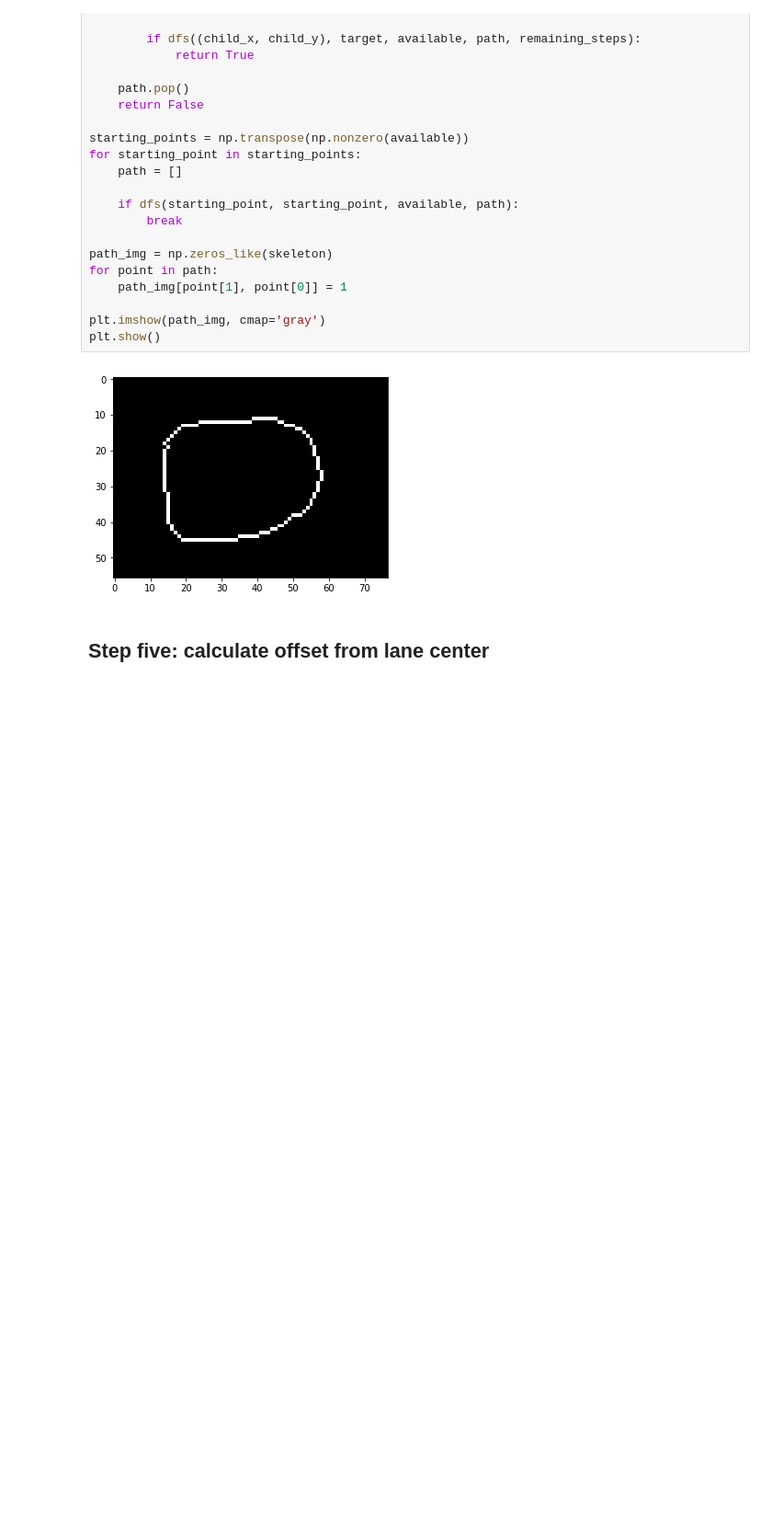
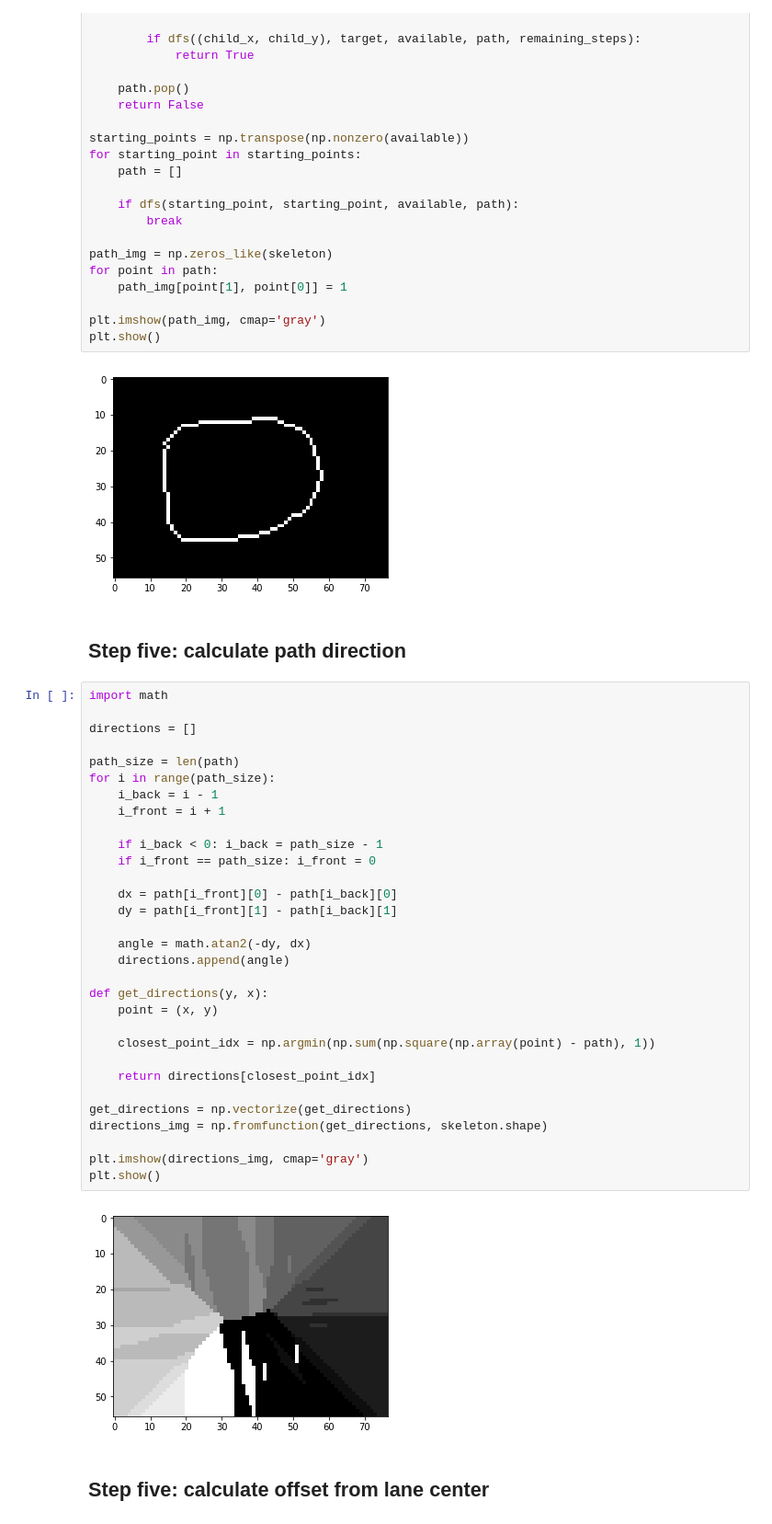
Before and after one commit to KNR-Selfie/selfie_f1tenth, a Jupyter notebook: selfie_map_processing/path_generation.ipynb, the cells around one changed output. Shown at 92% size. Saved outputs shown, nothing was run; the diff lists cells and outputs as text; blank space fills up the shorter version.

Commit message:
Add angle to controlled signal; invert offset

```diff
--- a/selfie_map_processing/path_generation.ipynb
+++ b/selfie_map_processing/path_generation.ipynb
@@ -106,6 +106,41 @@ plt.imshow(path_img, cmap='gray')
 plt.show()
 # %% [output]
 [figure]
+# %% [markdown]
+## Step five: calculate path direction
+# %%
+import math
+
+directions = []
+
+path_size = len(path)
+for i in range(path_size):
+    i_back = i - 1
+    i_front = i + 1
+
+    if i_back < 0: i_back = path_size - 1
+    if i_front == path_size: i_front = 0
+
+    dx = path[i_front][0] - path[i_back][0]
+    dy = path[i_front][1] - path[i_back][1]
+
+    angle = math.atan2(-dy, dx)
+    directions.append(angle)
+
+def get_directions(y, x):
+    point = (x, y)
+
+    closest_point_idx = np.argmin(np.sum(np.square(np.array(point) - path), 1))
+
+    return directions[closest_point_idx]
+
+get_directions = np.vectorize(get_directions)
+directions_img = np.fromfunction(get_directions, skeleton.shape)
+
+plt.imshow(directions_img, cmap='gray')
+plt.show()
+# %% [output]
+[figure, added]
 # %% [markdown]
 ## Step five: calculate offset from lane center
 # %%
```
Also changed, not shown: parts of 3 cells of this notebook, 2 other files.
